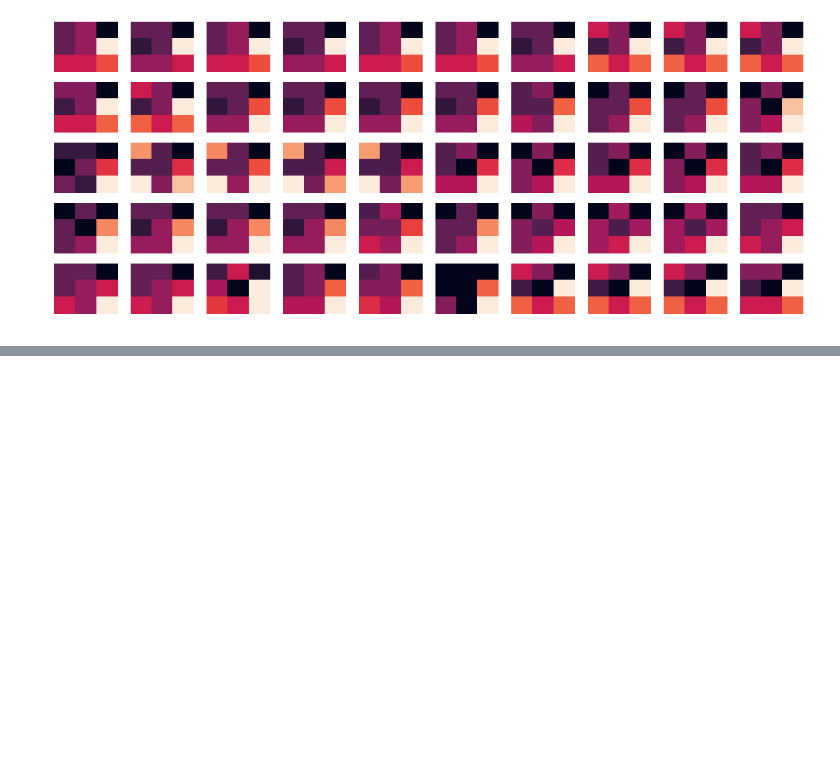
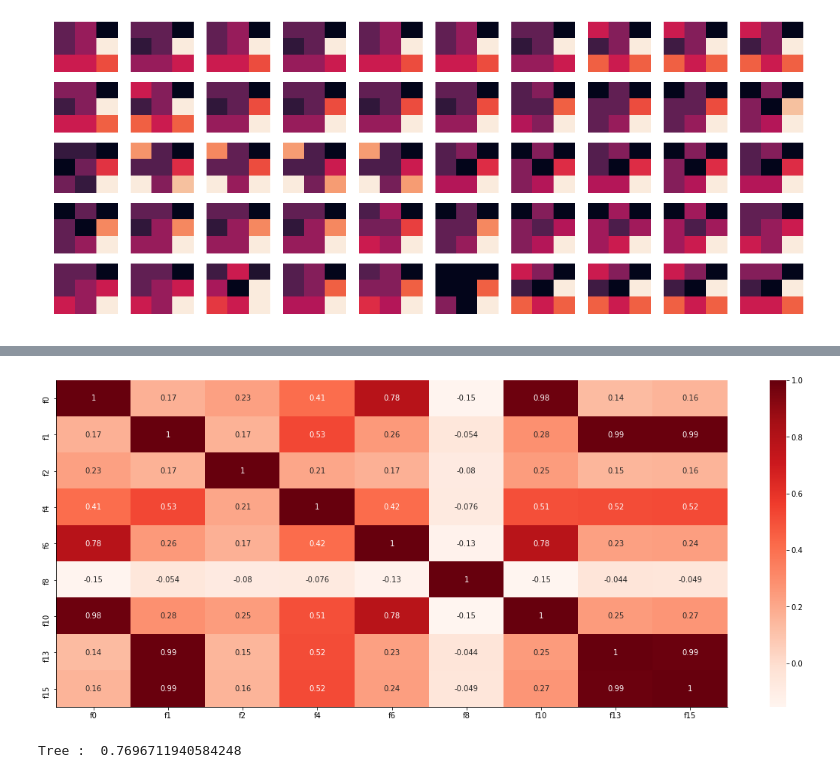
Before and after one commit to vldnechai/mlhw, a Jupyter notebook: mlhw2.ipynb, the cells around one changed output, grey strips where cells are left out. Saved outputs shown, nothing was run; the diff lists cells and outputs as text; code cells hidden in the pictures; blank space fills up the shorter version.

```diff
--- a/mlhw2.ipynb
+++ b/mlhw2.ipynb
@@ -203,0 +234,14 @@ for i in range(len(columns_for_outliers)):
+# %%
+# Lets plot corr map for pixels
+fig, ax = plt.subplots(figsize = (20,8))
+sns.heatmap(data[columns_pixels].corr(), cmap = 'Reds', annot = True, ax = ax)
+sns.despine()
+# %% [output]
+[figure, added]
+# %%
+# From this pairplot and corr diagramm we see that f1 and f2, f2 and f10 are good combinations
+# and f1, f13, f15 correlates
+zoo = [(DecisionTreeClassifier(max_depth = 10), "Tree")]
+zoo_score(data[["target", "f1", "f2", "f3", "f10","f5", "f9", "f11", "f14"]], zoo)
+# %% [output]
+Tree :  0.7696711940584248
```
Also changed, not shown: parts of 36 cells of this notebook.
